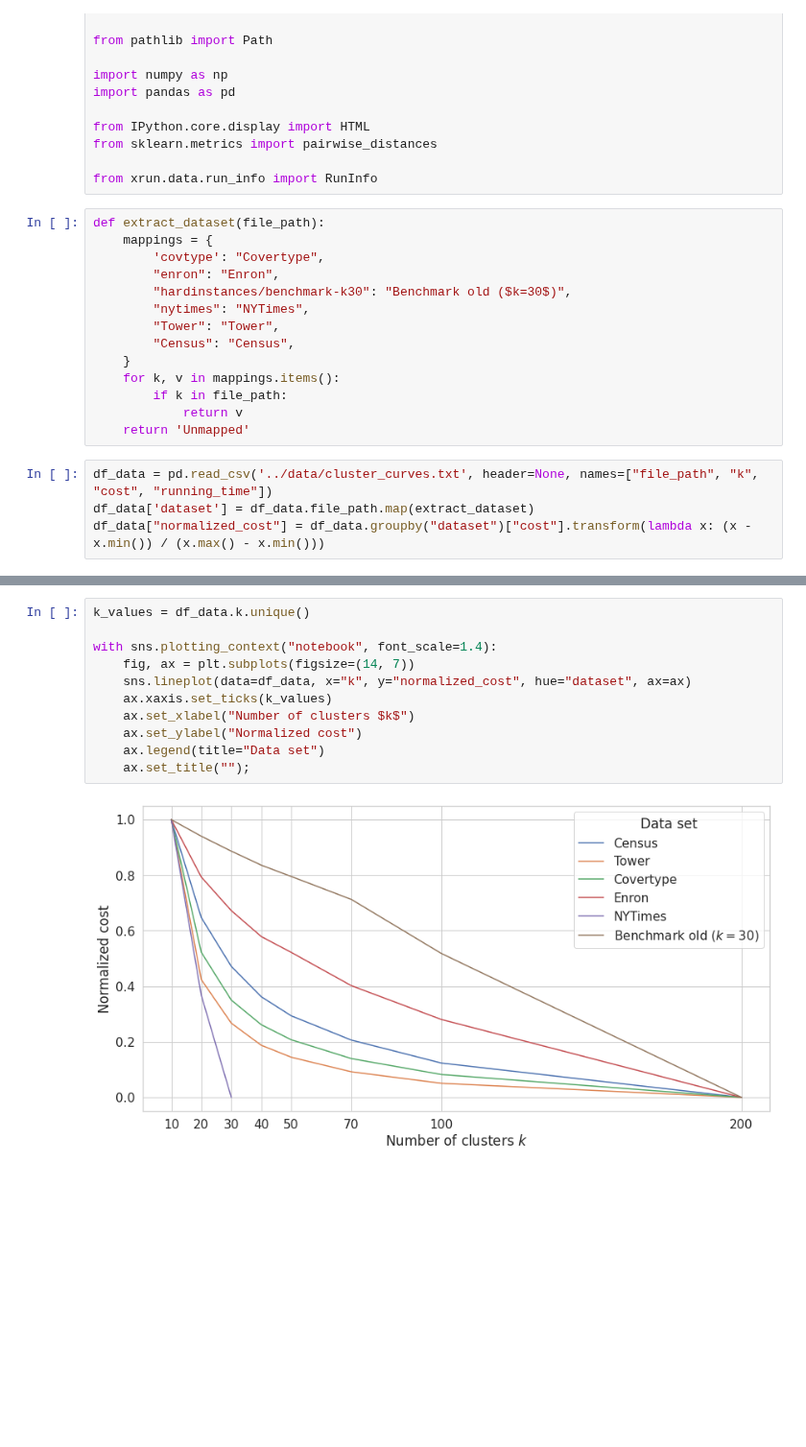
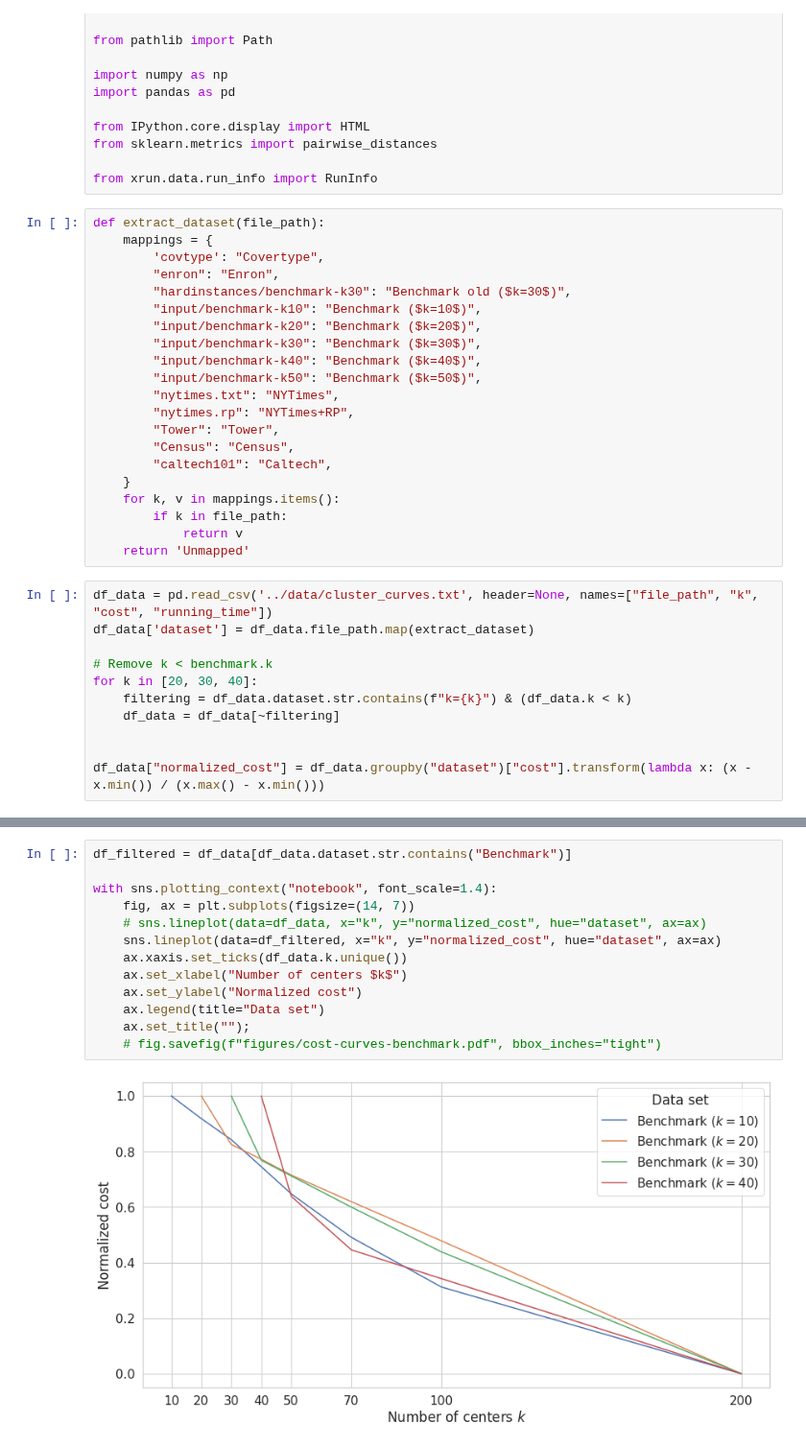
Before and after one commit to sheikhomar/coresets-bench, a Jupyter notebook: pynb/14-cost-curves.ipynb, the cells around one changed output, grey strips where cells are left out. Shown at 96% size. Saved outputs shown, nothing was run; the diff lists cells and outputs as text; blank space fills up the shorter version.

Commit message:
Generate cost curves.

```diff
--- a/pynb/14-cost-curves.ipynb
+++ b/pynb/14-cost-curves.ipynb
@@ -32,9 +32,16 @@ def extract_dataset(file_path):
         'covtype': "Covertype",
         "enron": "Enron",
         "hardinstances/benchmark-k30": "Benchmark old ($k=30$)",
-        "nytimes": "NYTimes",
+        "input/benchmark-k10": "Benchmark ($k=10$)",
+        "input/benchmark-k20": "Benchmark ($k=20$)",
+        "input/benchmark-k30": "Benchmark ($k=30$)",
+        "input/benchmark-k40": "Benchmark ($k=40$)",
+        "input/benchmark-k50": "Benchmark ($k=50$)",
+        "nytimes.txt": "NYTimes",
+        "nytimes.rp": "NYTimes+RP",
         "Tower": "Tower",
         "Census": "Census",
+        "caltech101": "Caltech",
     }
     for k, v in mappings.items():
         if k in file_path:
@@ -43,4 +50,11 @@ def extract_dataset(file_path):
 # %%
 df_data = pd.read_csv('../data/cluster_curves.txt', header=None, names=["file_path", "k", "cost", "running_time"])
 df_data['dataset'] = df_data.file_path.map(extract_dataset)
+
+# Remove k < benchmark.k
+for k in [20, 30, 40]:
+    filtering = df_data.dataset.str.contains(f"k={k}") & (df_data.k < k)
+    df_data = df_data[~filtering]
+
+
 df_data["normalized_cost"] = df_data.groupby("dataset")["cost"].transform(lambda x: (x - x.min()) / (x.max() - x.min()))
@@ -67,13 +61,15 @@ df_data
 # %%
-k_values = df_data.k.unique()
+df_filtered = df_data[df_data.dataset.str.contains("Benchmark")]
 
 with sns.plotting_context("notebook", font_scale=1.4):
     fig, ax = plt.subplots(figsize=(14, 7))
-    sns.lineplot(data=df_data, x="k", y="normalized_cost", hue="dataset", ax=ax)
-    ax.xaxis.set_ticks(k_values)
-    ax.set_xlabel("Number of clusters $k$")
+    # sns.lineplot(data=df_data, x="k", y="normalized_cost", hue="dataset", ax=ax)
+    sns.lineplot(data=df_filtered, x="k", y="normalized_cost", hue="dataset", ax=ax)
+    ax.xaxis.set_ticks(df_data.k.unique())
+    ax.set_xlabel("Number of centers $k$")
     ax.set_ylabel("Normalized cost")
     ax.legend(title="Data set")
     ax.set_title("");
+    # fig.savefig(f"figures/cost-curves-benchmark.pdf", bbox_inches="tight")
 # %% [output]
-[figure, old version]
+[figure, new version]
```
Also changed, not shown: parts of 5 cells of this notebook.
